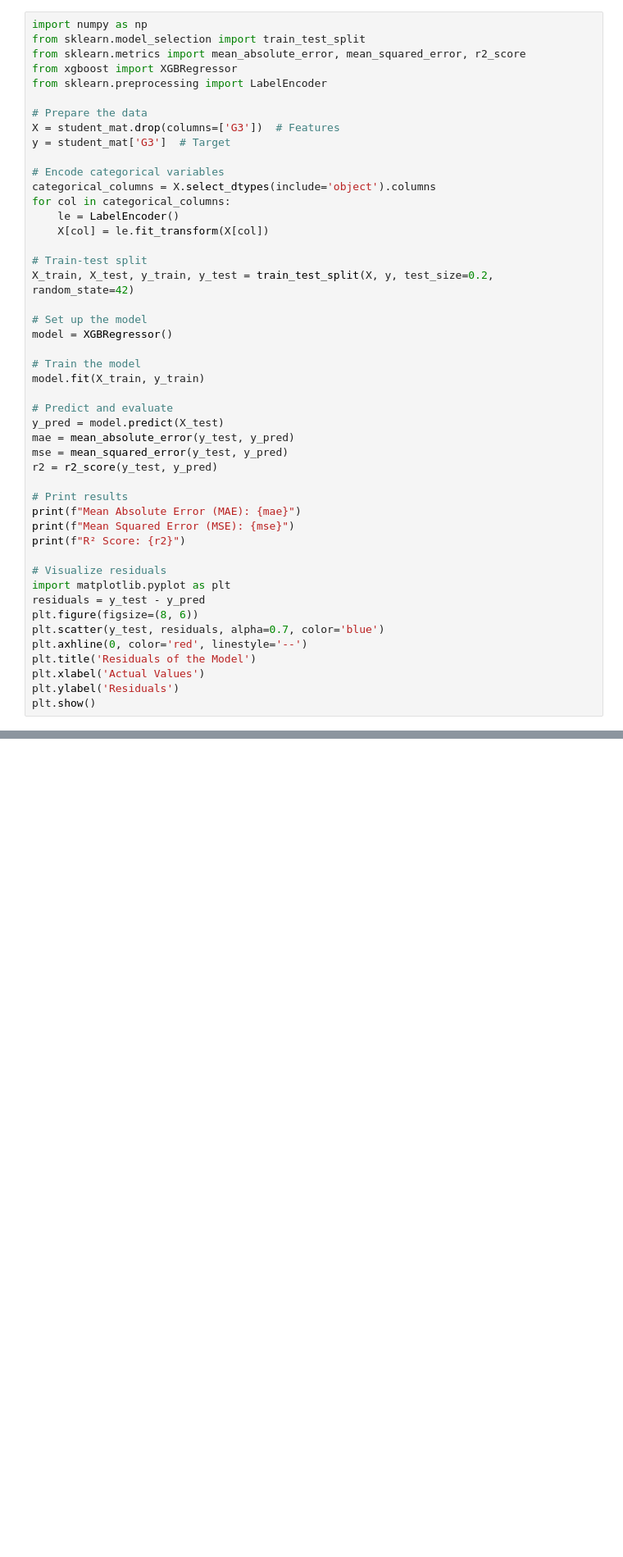
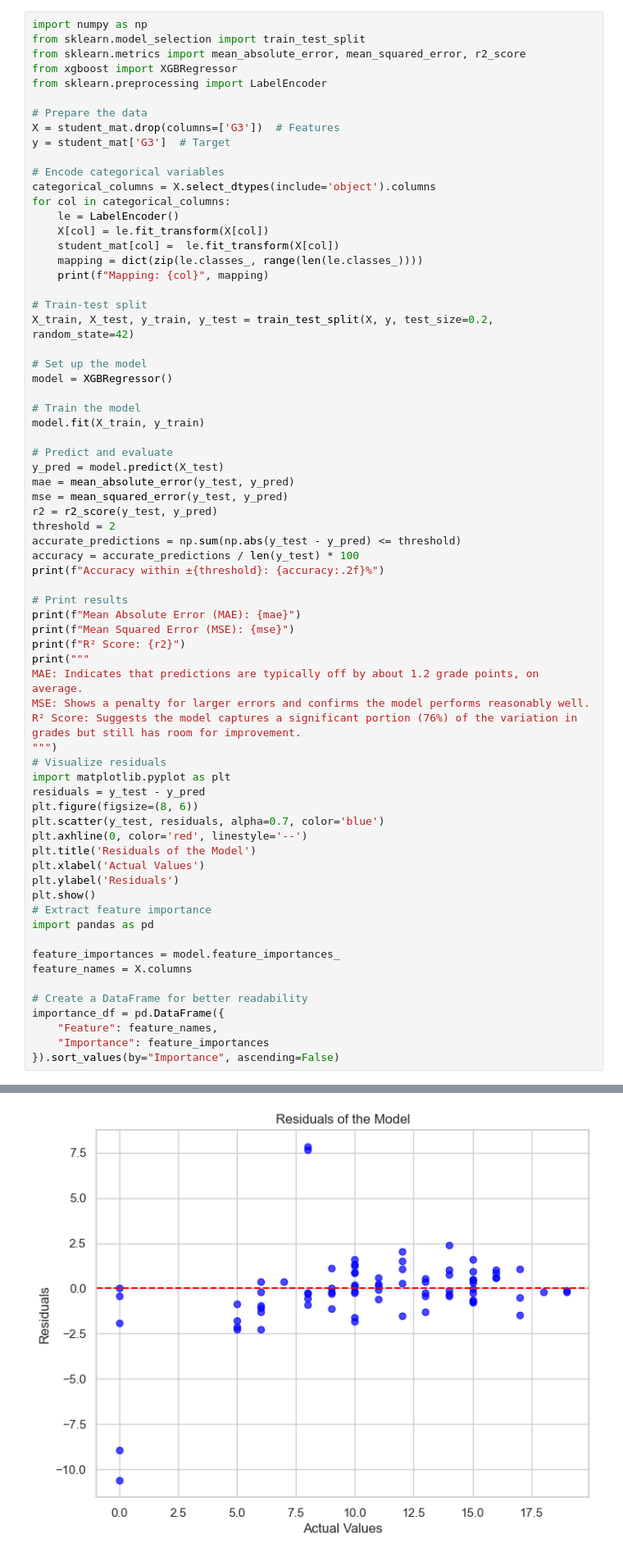
Before and after one commit to yuvalSaadati/Student-Performance, a Jupyter notebook: visualization.ipynb, the cells around one changed output, grey strips where cells are left out. Shown at 82% size. Cells and saved outputs as stored; diff of their text form; blank space fills up the shorter version.

```diff
--- a/visualization.ipynb
+++ b/visualization.ipynb
@@ -138,6 +230,9 @@ categorical_columns = X.select_dtypes(include='object').columns
 for col in categorical_columns:
     le = LabelEncoder()
     X[col] = le.fit_transform(X[col])
+    student_mat[col] =  le.fit_transform(X[col])
+    mapping = dict(zip(le.classes_, range(len(le.classes_))))
+    print(f"Mapping: {col}", mapping)
 
 # Train-test split
 X_train, X_test, y_train, y_test = train_test_split(X, y, test_size=0.2, random_state=42)
@@ -153,12 +248,20 @@ y_pred = model.predict(X_test)
 mae = mean_absolute_error(y_test, y_pred)
 mse = mean_squared_error(y_test, y_pred)
 r2 = r2_score(y_test, y_pred)
+threshold = 2
+accurate_predictions = np.sum(np.abs(y_test - y_pred) <= threshold)
+accuracy = accurate_predictions / len(y_test) * 100
+print(f"Accuracy within ±{threshold}: {accuracy:.2f}%")
 
 # Print results
 print(f"Mean Absolute Error (MAE): {mae}")
 print(f"Mean Squared Error (MSE): {mse}")
 print(f"R² Score: {r2}")
-
+print("""
+MAE: Indicates that predictions are typically off by about 1.2 grade points, on average.
+MSE: Shows a penalty for larger errors and confirms the model performs reasonably well.
+R² Score: Suggests the model captures a significant portion (76%) of the variation in grades but still has room for improvement.
+""")
 # Visualize residuals
 import matplotlib.pyplot as plt
 residuals = y_test - y_pred
@@ -169,4 +272,15 @@ plt.title('Residuals of the Model')
 plt.xlabel('Actual Values')
 plt.ylabel('Residuals')
 plt.show()
+# Extract feature importance
+import pandas as pd
+
+feature_importances = model.feature_importances_
+feature_names = X.columns
+
+# Create a DataFrame for better readability
+importance_df = pd.DataFrame({
+    "Feature": feature_names,
+    "Importance": feature_importances
+}).sort_values(by="Importance", ascending=False)
 # %% [output]
@@ -173,0 +295 @@ ModuleNotFoundError: No module named 'xgboost'
+[figure, added]
```
Also changed, not shown: parts of 48 cells of this notebook, 2 other files.
